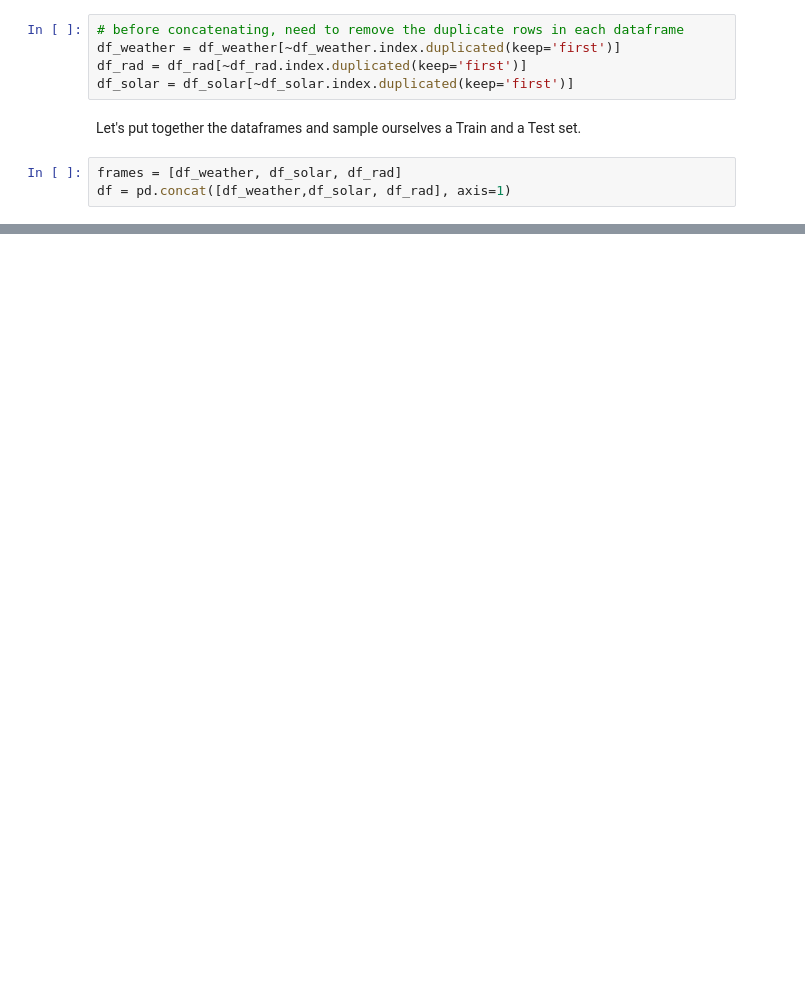
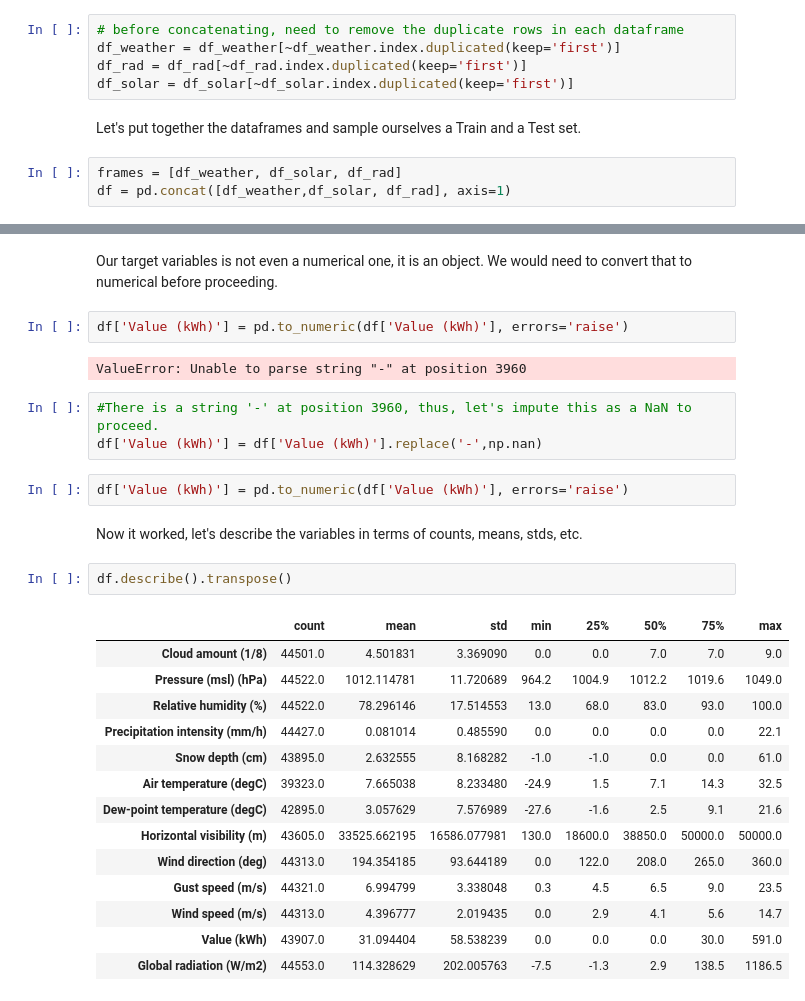
Before and after one commit to screwdriver66/solar_prod_suvilahti, a Jupyter notebook: data_gathering.ipynb, the cells around one changed output, grey strips where cells are left out. Saved outputs shown, nothing was run; the diff lists cells and outputs as text; blank space fills up the shorter version.

```diff
--- a/data_gathering.ipynb
+++ b/data_gathering.ipynb
@@ -205,0 +197,30 @@ len(df_rad)
+# %% [markdown]
+Our target variables is not even a numerical one, it is an object. We would need to convert that to numerical before proceeding.
+# %%
+df['Value (kWh)'] = pd.to_numeric(df['Value (kWh)'], errors='raise')
+# %% [output]
+ValueError: Unable to parse string "-" at position 3960
+# %%
+#There is a string '-' at position 3960, thus, let's impute this as a NaN to proceed.
+df['Value (kWh)'] = df['Value (kWh)'].replace('-',np.nan)
+# %%
+df['Value (kWh)'] = pd.to_numeric(df['Value (kWh)'], errors='raise')
+# %% [markdown]
+Now it worked, let's describe the variables in terms of counts, means, stds, etc.
+# %%
+df.describe().transpose()
+# %% [output]
+|  | count | mean | std | min | 25% | 50% | 75% | max |
+| Cloud amount (1/8) | 44501.0 | 4.501831 | 3.369090 | 0.0 | 0.0 | 7.0 | 7.0 | 9.0 |
+| Pressure (msl) (hPa) | 44522.0 | 1012.114781 | 11.720689 | 964.2 | 1004.9 | 1012.2 | 1019.6 | 1049.0 |
+| Relative humidity (%) | 44522.0 | 78.296146 | 17.514553 | 13.0 | 68.0 | 83.0 | 93.0 | 100.0 |
+| Precipitation intensity (mm/h) | 44427.0 | 0.081014 | 0.485590 | 0.0 | 0.0 | 0.0 | 0.0 | 22.1 |
+| Snow depth (cm) | 43895.0 | 2.632555 | 8.168282 | -1.0 | -1.0 | 0.0 | 0.0 | 61.0 |
+| Air temperature (degC) | 39323.0 | 7.665038 | 8.233480 | -24.9 | 1.5 | 7.1 | 14.3 | 32.5 |
+| Dew-point temperature (degC) | 42895.0 | 3.057629 | 7.576989 | -27.6 | -1.6 | 2.5 | 9.1 | 21.6 |
+| Horizontal visibility (m) | 43605.0 | 33525.662195 | 16586.077981 | 130.0 | 18600.0 | 38850.0 | 50000.0 | 50000.0 |
+| Wind direction (deg) | 44313.0 | 194.354185 | 93.644189 | 0.0 | 122.0 | 208.0 | 265.0 | 360.0 |
+| Gust speed (m/s) | 44321.0 | 6.994799 | 3.338048 | 0.3 | 4.5 | 6.5 | 9.0 | 23.5 |
+| Wind speed (m/s) | 44313.0 | 4.396777 | 2.019435 | 0.0 | 2.9 | 4.1 | 5.6 | 14.7 |
+| Value (kWh) | 43907.0 | 31.094404 | 58.538239 | 0.0 | 0.0 | 0.0 | 30.0 | 591.0 |
+| Global radiation (W/m2) | 44553.0 | 114.328629 | 202.005763 | -7.5 | -1.3 | 2.9 | 138.5 | 1186.5 |
```
Also changed, not shown: parts of 33 cells of this notebook, 7 other files.
